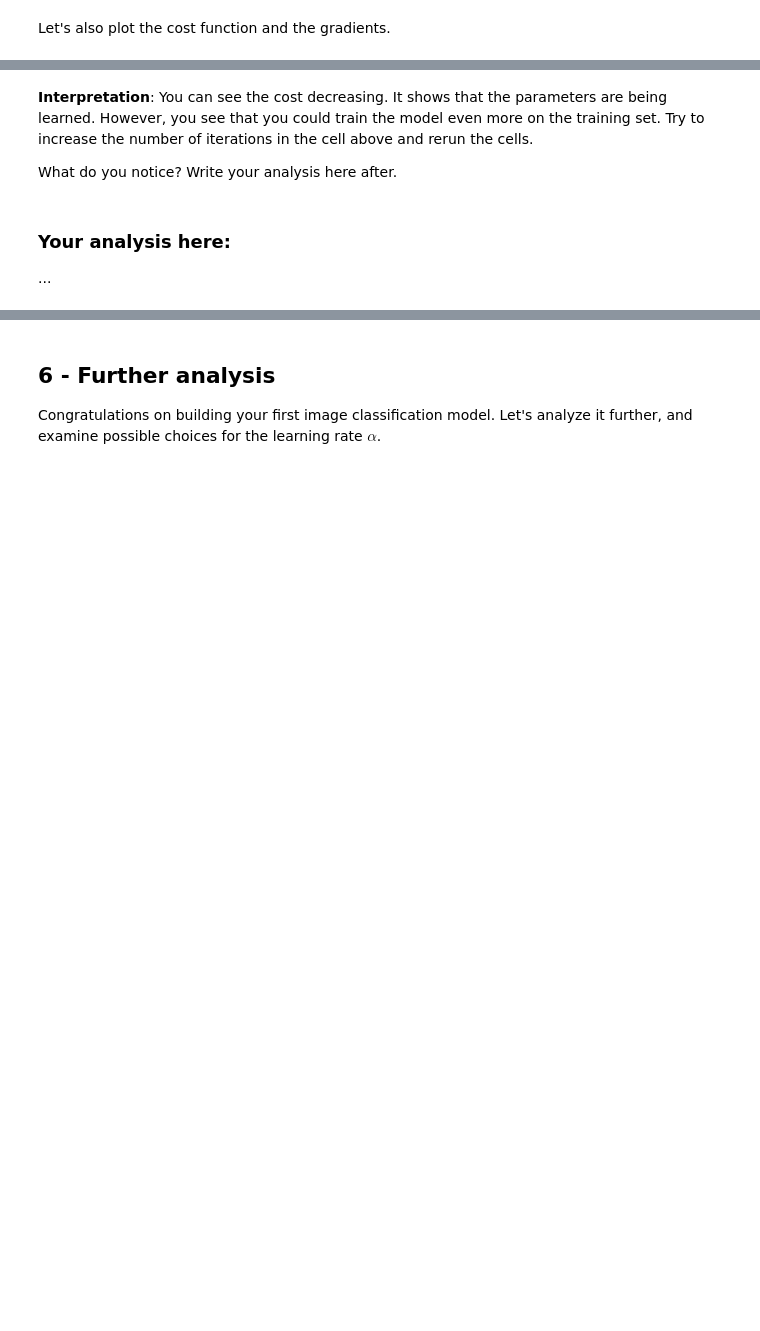
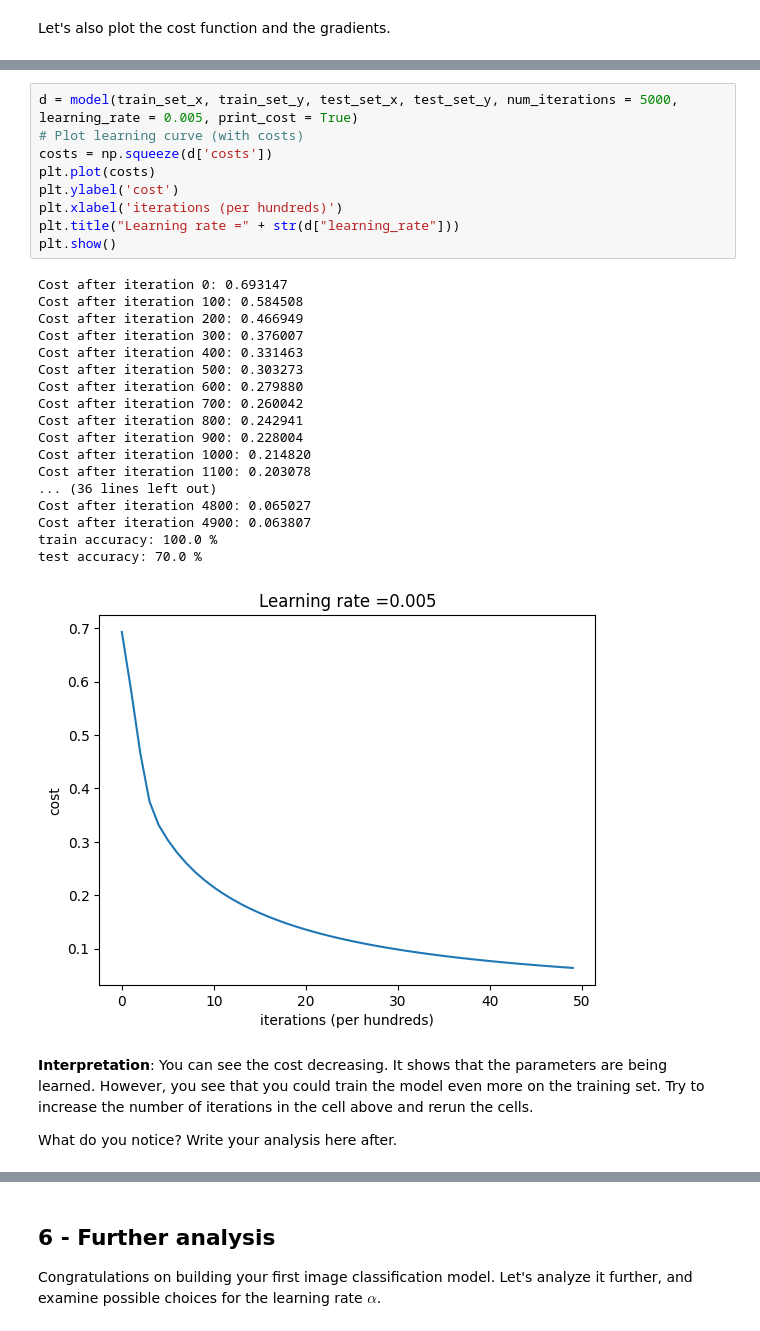
Before and after one commit to samuelladibe/S9_el_tegy_samuel_ladibe, a Jupyter notebook: Modelisation/tp2/TP2-Logistic-Regression.ipynb, the cells around one changed output, grey strips where cells are left out. Cells and saved outputs as stored; diff of their text form; blank space fills up the shorter version.

```diff
--- a/Modelisation/tp2/TP2-Logistic-Regression.ipynb
+++ b/Modelisation/tp2/TP2-Logistic-Regression.ipynb
@@ -541,8 +632,33 @@ plt.show()
+# %%
+d = model(train_set_x, train_set_y, test_set_x, test_set_y, num_iterations = 5000, learning_rate = 0.005, print_cost = True)
+# Plot learning curve (with costs)
+costs = np.squeeze(d['costs'])
+plt.plot(costs)
+plt.ylabel('cost')
+plt.xlabel('iterations (per hundreds)')
+plt.title("Learning rate =" + str(d["learning_rate"]))
+plt.show()
+# %% [output]
+Cost after iteration 0: 0.693147
+Cost after iteration 100: 0.584508
+Cost after iteration 200: 0.466949
+Cost after iteration 300: 0.376007
+Cost after iteration 400: 0.331463
+Cost after iteration 500: 0.303273
+Cost after iteration 600: 0.279880
+Cost after iteration 700: 0.260042
+Cost after iteration 800: 0.242941
+Cost after iteration 900: 0.228004
+Cost after iteration 1000: 0.214820
+Cost after iteration 1100: 0.203078
+... (36 lines left out)
+Cost after iteration 4800: 0.065027
+Cost after iteration 4900: 0.063807
+train accuracy: 100.0 %
+test accuracy: 70.0 %
+[figure, added]
 # %% [markdown]
 **Interpretation**:
 You can see the cost decreasing. It shows that the parameters are being learned. However, you see that you could train the model even more on the training set. Try to increase the number of iterations in the cell above and rerun the cells.
 
 What do you notice? Write your analysis here after.
-# %% [markdown]
-### Your analysis here:
-...
```
Also changed, not shown: parts of 17 cells of this notebook.
